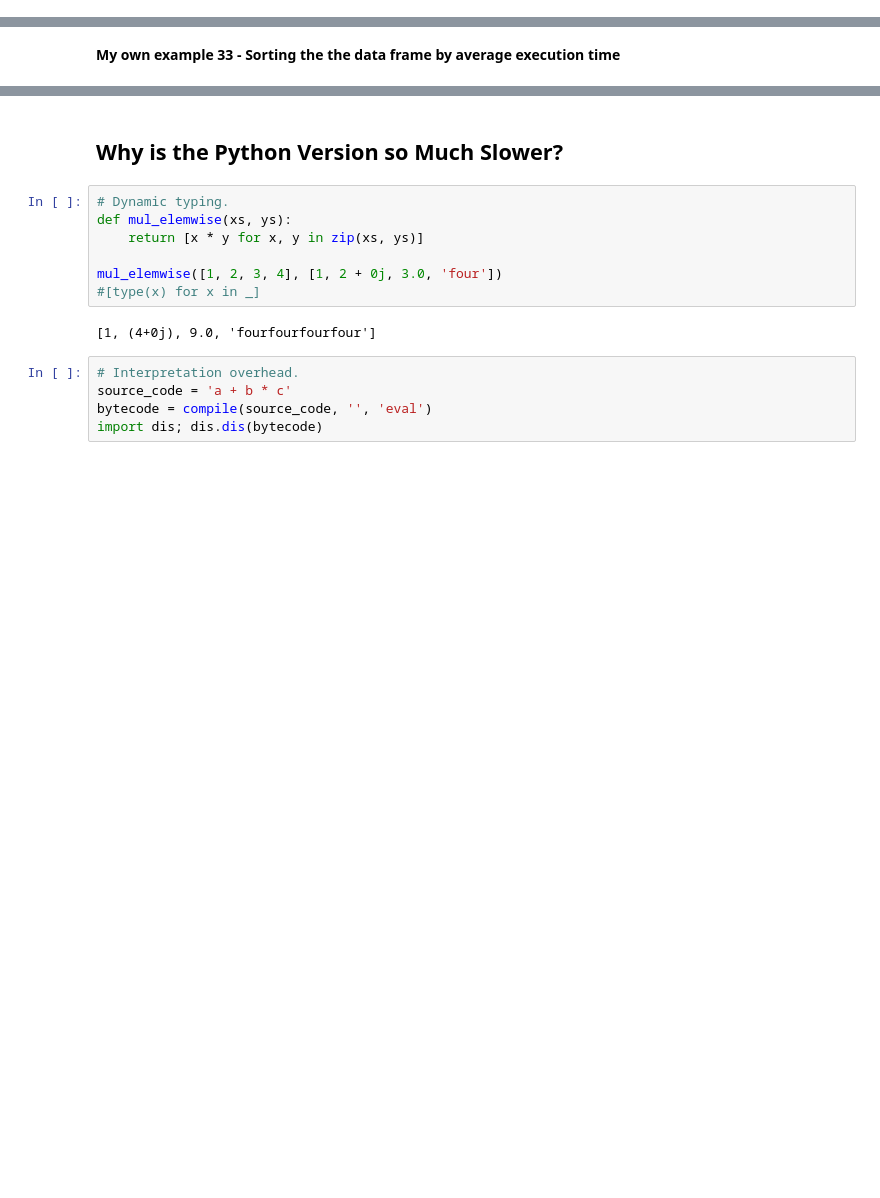
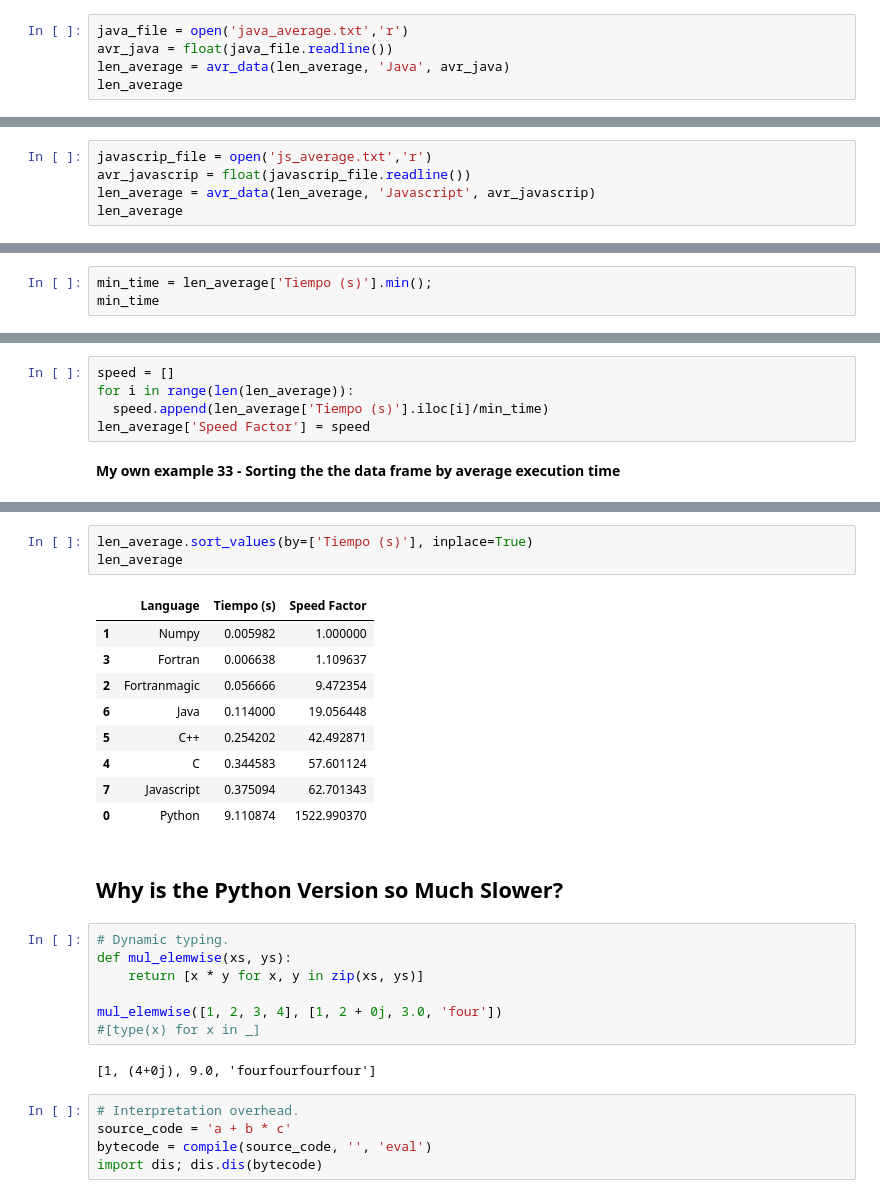
Before and after one commit to 10scar/AlgorithmsUN2024I, a Jupyter notebook: Lab2/osgutierrezp_Lab2.ipynb, the cells around one changed output, grey strips where cells are left out. Drawn from its saved outputs; the diff is of its cells as text; blank space fills up the shorter version.

```diff
--- a/Lab2/osgutierrezp_Lab2.ipynb
+++ b/Lab2/osgutierrezp_Lab2.ipynb
@@ -981,2 +1104,7 @@ Writing MatrixMultiply.java
 # %% [markdown]
 **My own example 27 - Adding Java average execution time to the data frame**
+# %%
+java_file = open('java_average.txt','r')
+avr_java = float(java_file.readline())
+len_average = avr_data(len_average, 'Java', avr_java)
+len_average
@@ -1034,2 +1212,7 @@ Overwriting matrix_multiply.js
 # %% [markdown]
 **My own example 30 - Adding Javascript average execution time to the data frame**
+# %%
+javascrip_file = open('js_average.txt','r')
+avr_javascrip = float(javascrip_file.readline())
+len_average = avr_data(len_average, 'Javascript', avr_javascrip)
+len_average
@@ -1036,2 +1229,5 @@ Overwriting matrix_multiply.js
 # %% [markdown]
 **My own example 31 - Finding the minimun average esecuiton time in the data frame**
+# %%
+min_time = len_average['Tiempo (s)'].min();
+min_time
@@ -1038,4 +1236,9 @@ Overwriting matrix_multiply.js
 # %% [markdown]
 **My own example 32 - Adding the Speed factor columne to the data frame**
+# %%
+speed = []
+for i in range(len(len_average)):
+  speed.append(len_average['Tiempo (s)'].iloc[i]/min_time)
+len_average['Speed Factor'] = speed
 # %% [markdown]
 **My own example 33 - Sorting the the data frame by average execution time**
@@ -1053,3 +1245,16 @@ Overwriting matrix_multiply.js
+# %%
+len_average.sort_values(by=['Tiempo (s)'], inplace=True)
+len_average
+# %% [output]
+|  | Language | Tiempo (s) | Speed Factor |
+| 1 | Numpy | 0.005982 | 1.000000 |
+| 3 | Fortran | 0.006638 | 1.109637 |
+| 2 | Fortranmagic | 0.056666 | 9.472354 |
+| 6 | Java | 0.114000 | 19.056448 |
+| 5 | C++ | 0.254202 | 42.492871 |
+| 4 | C | 0.344583 | 57.601124 |
+| 7 | Javascript | 0.375094 | 62.701343 |
+| 0 | Python | 9.110874 | 1522.990370 |
 # %% [markdown]
 ## Why is the Python Version so Much Slower?
 # %%
```
Also changed, not shown: parts of 21 cells of this notebook.
